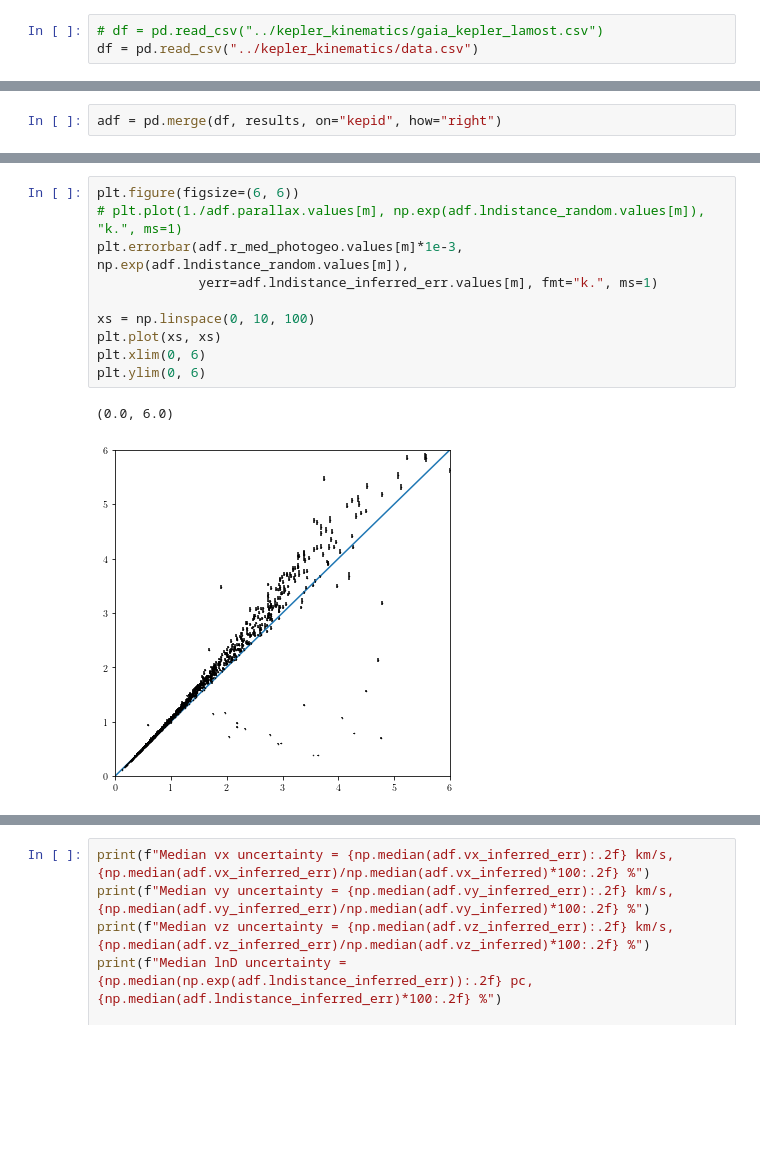
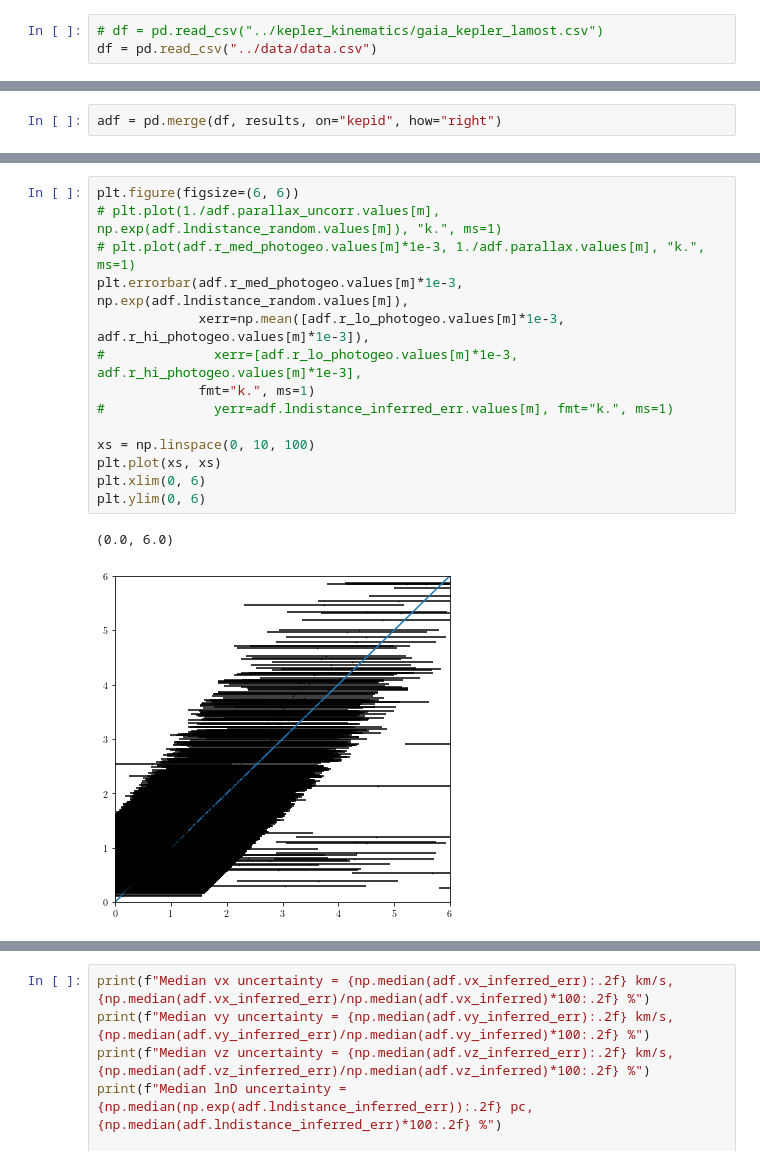
Before and after one commit to RuthAngus/kepler_kinematics, a Jupyter notebook: notebooks/Plot_residuals.ipynb, the cells around one changed output, grey strips where cells are left out. Drawn from its saved outputs; the diff is of its cells as text; blank space fills up the shorter version.

Commit message:
updating to corrected parallax

```diff
--- a/notebooks/Plot_residuals.ipynb
+++ b/notebooks/Plot_residuals.ipynb
@@ -24,7 +24,7 @@ plt.rcParams.update(plotpar)
 Load the data file.
 # %%
 # df = pd.read_csv("../kepler_kinematics/gaia_kepler_lamost.csv")
-df = pd.read_csv("../kepler_kinematics/data.csv")
+df = pd.read_csv("../data/data.csv")
 # %% [markdown]
 Load the results file.
 # %%
@@ -171,13 +172,17 @@ typical vz uncertainty =  4.144714597164206 -4.470083155511148
 # %%
 plt.figure(figsize=(6, 6))
-# plt.plot(1./adf.parallax.values[m], np.exp(adf.lndistance_random.values[m]), "k.", ms=1)
+# plt.plot(1./adf.parallax_uncorr.values[m], np.exp(adf.lndistance_random.values[m]), "k.", ms=1)
+# plt.plot(adf.r_med_photogeo.values[m]*1e-3, 1./adf.parallax.values[m], "k.", ms=1)
 plt.errorbar(adf.r_med_photogeo.values[m]*1e-3, np.exp(adf.lndistance_random.values[m]),
-             yerr=adf.lndistance_inferred_err.values[m], fmt="k.", ms=1)
+             xerr=np.mean([adf.r_lo_photogeo.values[m]*1e-3, adf.r_hi_photogeo.values[m]*1e-3]),
+#              xerr=[adf.r_lo_photogeo.values[m]*1e-3, adf.r_hi_photogeo.values[m]*1e-3],
+             fmt="k.", ms=1)
+#              yerr=adf.lndistance_inferred_err.values[m], fmt="k.", ms=1)
 
 xs = np.linspace(0, 10, 100)
 plt.plot(xs, xs)
 plt.xlim(0, 6)
 plt.ylim(0, 6)
 # %% [output]
 (0.0, 6.0)
-[figure, old version]
+[figure, new version]
```
Also changed, not shown: parts of 4 cells of this notebook, 4 other files.
